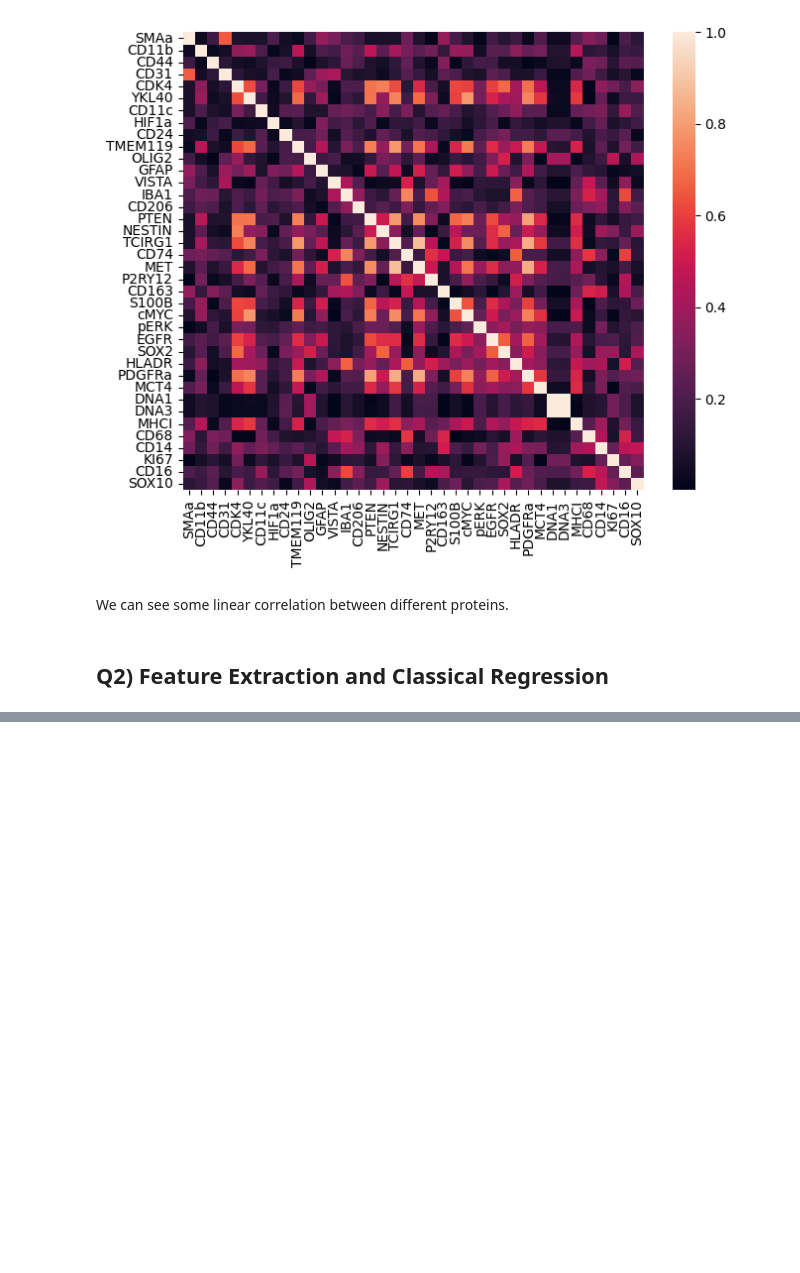
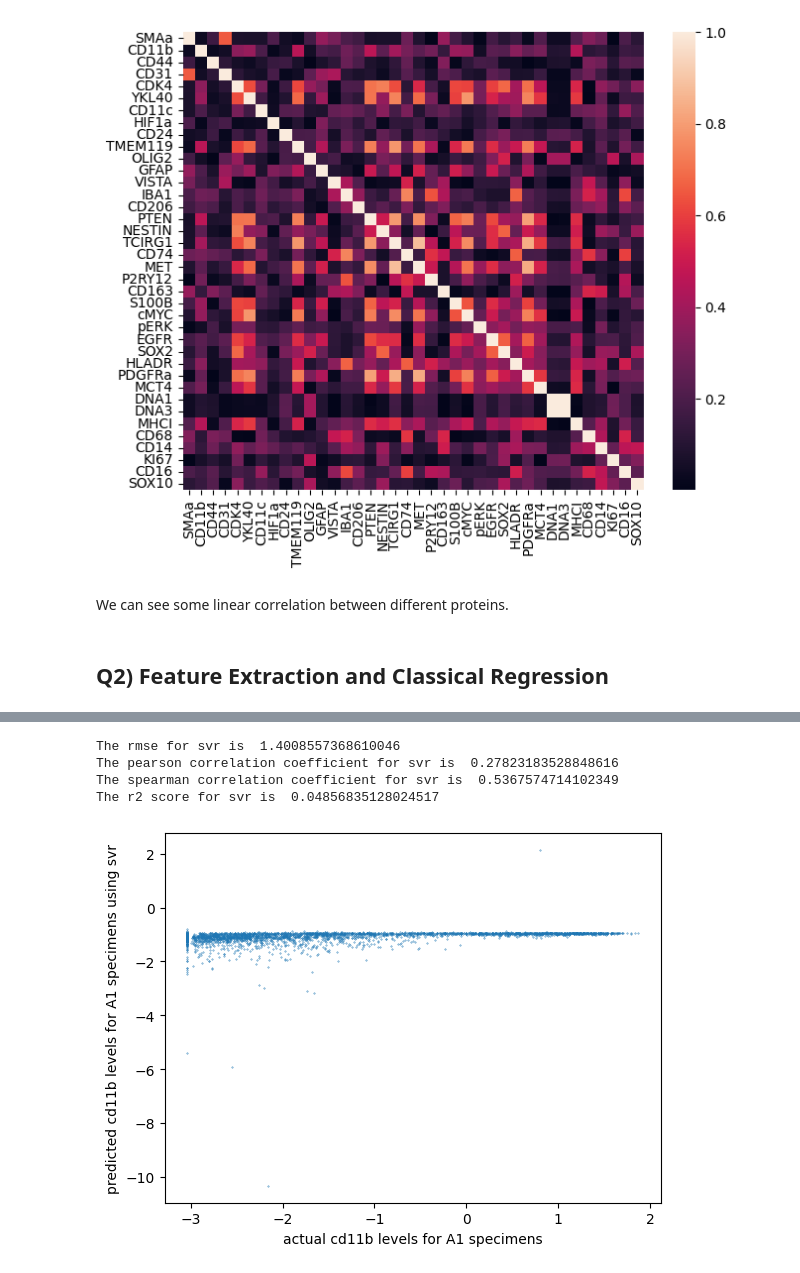
Before and after one commit to aloka-dias/data-mining-assignment-2, a Jupyter notebook: data_mining_assignment_2.ipynb, the cells around one changed output, grey strips where cells are left out. Cells and saved outputs as stored; diff of their text form; code cells hidden in the pictures; blank space fills up the shorter version.

```diff
--- a/data_mining_assignment_2.ipynb
+++ b/data_mining_assignment_2.ipynb
@@ -243,0 +414,9 @@ We can see some linear correlation between different proteins.
+# %%
+import time
+pd.set_option('display.max_colwidth', None)
+
+start_time = time.time()
+grid_svr.fit(X_train_scaled, y_train)
+print("--- %s seconds ---" % (time.time() - start_time))
+
+pd.DataFrame(grid_svr.cv_results_)[['params', 'mean_test_r2','mean_test_neg_root_mean_squared_error', 'rank_test_r2']].sort_values('rank_test_r2')
@@ -243,0 +438,26 @@ We can see some linear correlation between different proteins.
+# %%
+X_test_scaled = scaler.transform(X_test)
+
+y_pred = grid_svr.predict(X_test_scaled)
+
+pearson, _ = stats.pearsonr(y_test, y_pred)
+spearman, _ = stats.spearmanr(y_test, y_pred)
+
+print('The rmse for svr is ', root_mean_squared_error(y_test, y_pred))
+print('The pearson correlation coefficient for svr is ', pearson)
+print('The spearman correlation coefficient for svr is ', spearman)
+print('The r2 score for svr is ', r2_score(y_test, y_pred))
+
+
+plt.scatter(y_test, y_pred, s=0.1)
+
+plt.ylabel('predicted cd11b levels for A1 specimens using svr')
+plt.xlabel('actual cd11b levels for A1 specimens')
+
+plt.show()
+# %% [output]
+The rmse for svr is  1.4008557368610046
+The pearson correlation coefficient for svr is  0.27823183528848616
+The spearman correlation coefficient for svr is  0.5367574714102349
+The r2 score for svr is  0.04856835128024517
+[figure, added]
```
Also changed, not shown: parts of 10 cells of this notebook.
